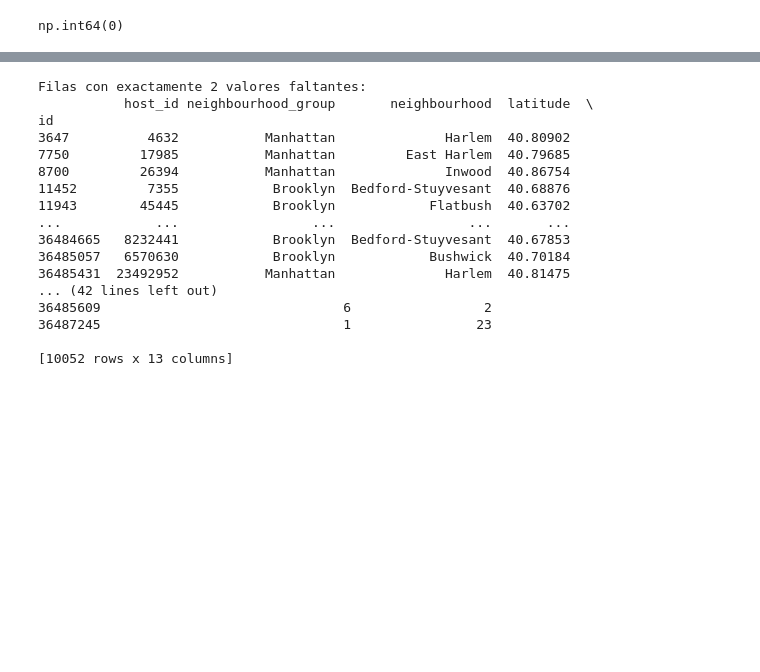
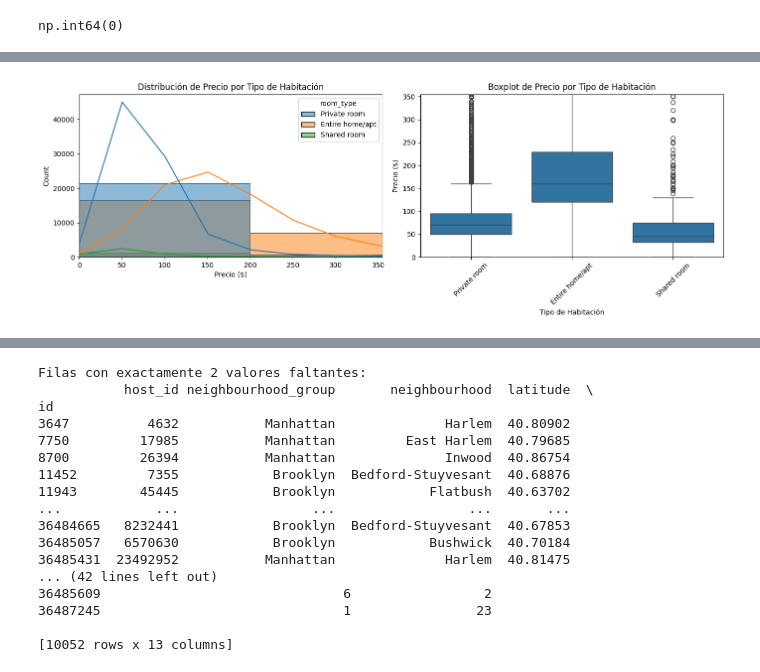
Before and after one commit to 4GeeksAcademy/palomagondim-intro-ml, a Jupyter notebook: src/00-eda.ipynb, the cells around one changed output, grey strips where cells are left out. Drawn from its saved outputs; the diff is of its cells as text; code cells hidden in the pictures; blank space fills up the shorter version.

```diff
--- a/src/00-eda.ipynb
+++ b/src/00-eda.ipynb
@@ -124,0 +242,22 @@ df.shape
+# %%
+# Analizar precio por tipo de habitación
+fig, axes = plt.subplots(1, 2, figsize=(14, 5))
+
+# Histograma separado por categorías
+sns.histplot(data=df, x="price", hue="room_type", bins=50, kde=True, ax=axes[0])
+axes[0].set_title("Distribución de Precio por Tipo de Habitación")
+axes[0].set_xlabel("Precio ($)")
+axes[0].set_xlim(0, df["price"].quantile(0.95))  # Limitar outliers
+
+# Boxplot por categorías
+sns.boxplot(data=df, x="room_type", y="price", ax=axes[1])
+axes[1].set_title("Boxplot de Precio por Tipo de Habitación")
+axes[1].set_xlabel("Tipo de Habitación")
+axes[1].set_ylabel("Precio ($)")
+axes[1].set_ylim(0, df["price"].quantile(0.95))  # Limitar outliers
+axes[1].tick_params(axis='x', rotation=45)
+
+plt.tight_layout()
+plt.show()
+# %% [output]
+[figure, added]
```
Also changed, not shown: parts of 33 cells of this notebook, 4 other files.
